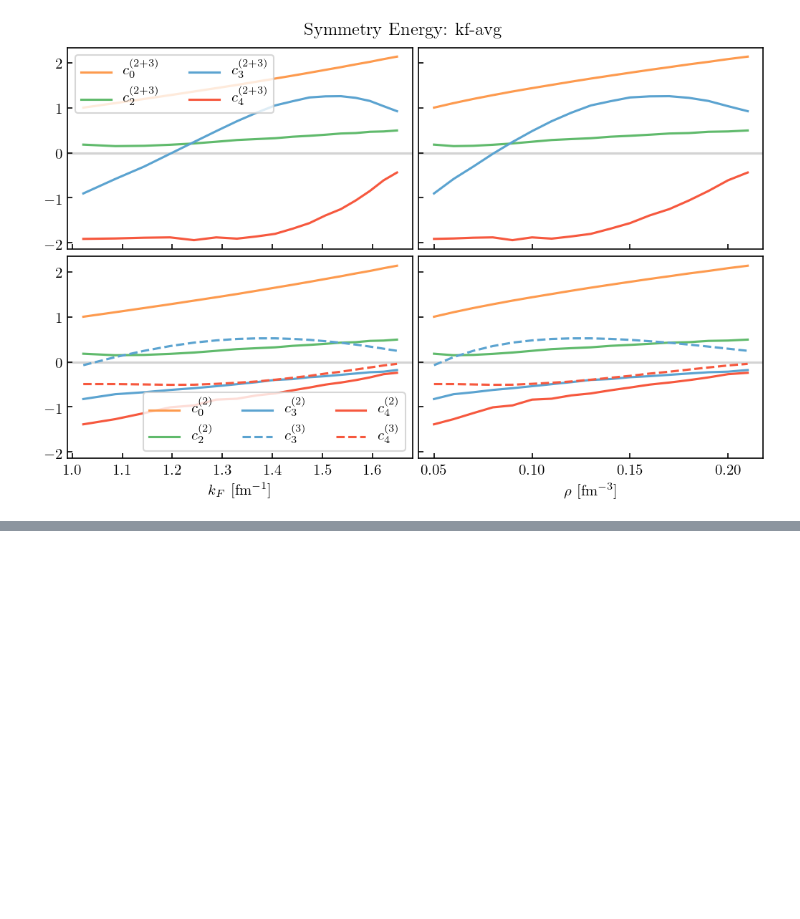
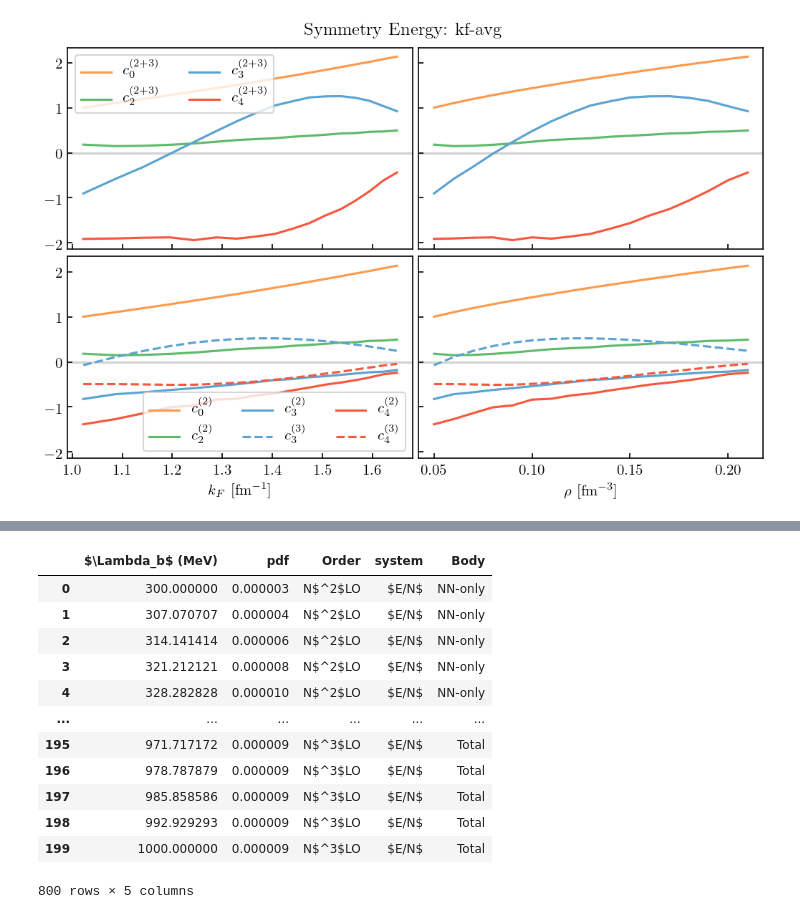
Before and after one commit to buqeye/nuclear-matter-convergence, a Jupyter notebook: analysis/3BF_convergence.ipynb, the cells around one changed output, grey strips where cells are left out. Saved outputs shown, nothing was run; the diff lists cells and outputs as text; code cells hidden in the pictures; blank space fills up the shorter version.

```diff
--- a/analysis/3BF_convergence.ipynb
+++ b/analysis/3BF_convergence.ipynb
@@ -298,0 +495,16 @@ for kf_type, kf_i in zip(['kf-sym', 'kf-pure', 'kf-avg'], [kf_s, kf_n, (kf_s+kf_
+# %%
+df_Lb_pdfs_n
+# %% [output]
+|  | $\Lambda_b$ (MeV) | pdf | Order | system | Body |
+| 0 | 300.000000 | 0.000003 | N$^2$LO | $E/N$ | NN-only |
+| 1 | 307.070707 | 0.000004 | N$^2$LO | $E/N$ | NN-only |
+| 2 | 314.141414 | 0.000006 | N$^2$LO | $E/N$ | NN-only |
+| 3 | 321.212121 | 0.000008 | N$^2$LO | $E/N$ | NN-only |
+| 4 | 328.282828 | 0.000010 | N$^2$LO | $E/N$ | NN-only |
+| ... | ... | ... | ... | ... | ... |
+| 195 | 971.717172 | 0.000009 | N$^3$LO | $E/N$ | Total |
+| 196 | 978.787879 | 0.000009 | N$^3$LO | $E/N$ | Total |
+| 197 | 985.858586 | 0.000009 | N$^3$LO | $E/N$ | Total |
+| 198 | 992.929293 | 0.000009 | N$^3$LO | $E/N$ | Total |
+| 199 | 1000.000000 | 0.000009 | N$^3$LO | $E/N$ | Total |
+800 rows × 5 columns
```
Also changed, not shown: parts of 17 cells of this notebook.
